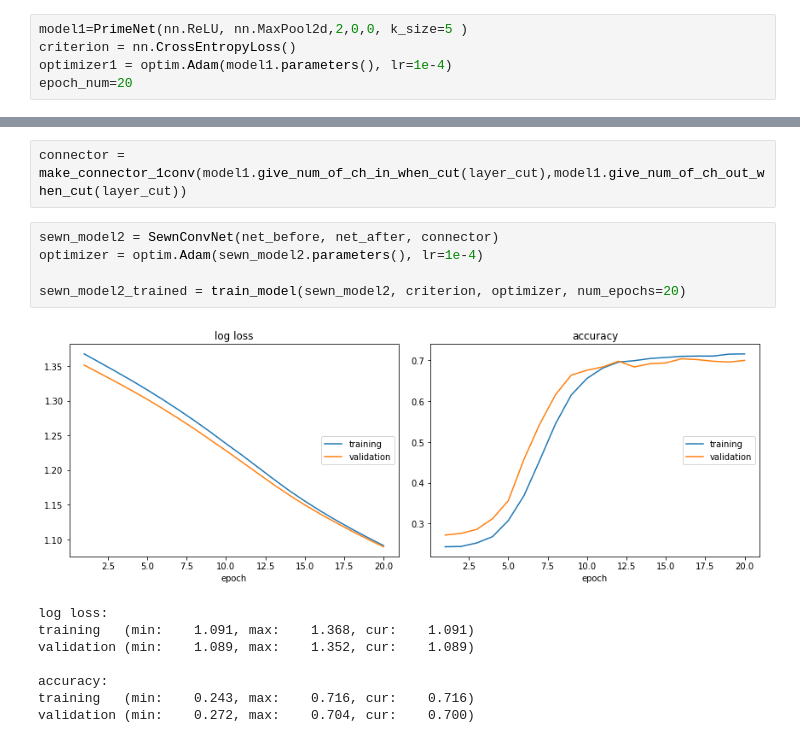
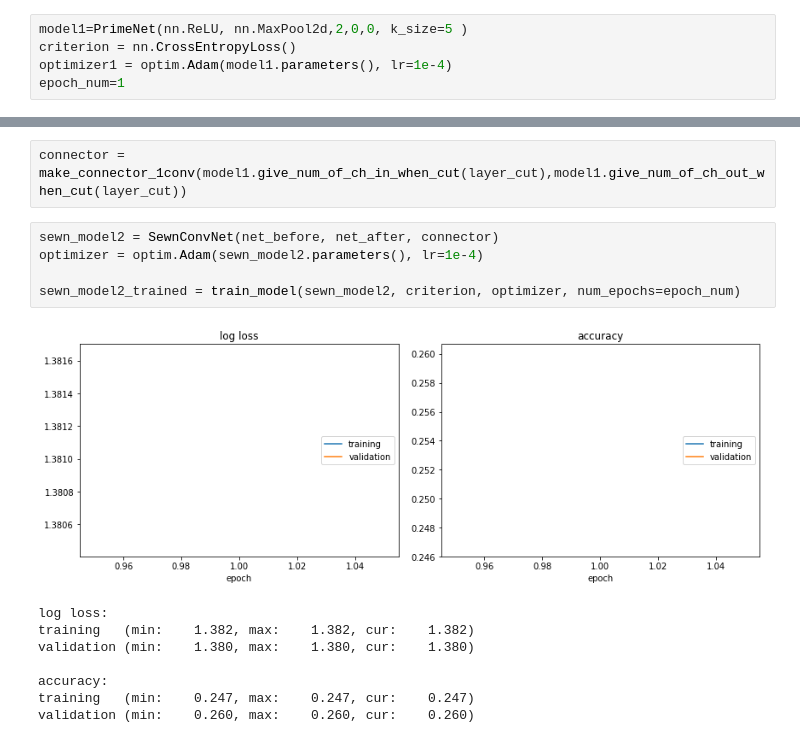
Before and after one commit to stared/frankenstein-networks, a Jupyter notebook: SuperMegaConvolutionalNetworkTests.ipynb, the cells around one changed output, grey strips where cells are left out. Cells and saved outputs as stored; diff of their text form.

```diff
--- a/SuperMegaConvolutionalNetworkTests.ipynb
+++ b/SuperMegaConvolutionalNetworkTests.ipynb
@@ -12,7 +12,7 @@ X shape: (2000, 784), type:uint8
 model1=PrimeNet(nn.ReLU, nn.MaxPool2d,2,0,0, k_size=5 )
 criterion = nn.CrossEntropyLoss()
 optimizer1 = optim.Adam(model1.parameters(), lr=1e-4)
-epoch_num=20
+epoch_num=1
 # %% [output]
 output size conv_block: 16.0
 output size conv_block: 32.0
@@ -48,17 +48,17 @@ connector = make_connector_1conv(model1.give_num_of_ch_in_when_cut(layer_cut),mo
 # %%
 sewn_model2 = SewnConvNet(net_before, net_after, connector)
 optimizer = optim.Adam(sewn_model2.parameters(), lr=1e-4)
 
-sewn_model2_trained = train_model(sewn_model2, criterion, optimizer, num_epochs=20)
+sewn_model2_trained = train_model(sewn_model2, criterion, optimizer, num_epochs=epoch_num)
 # %% [output]
-[figure, old version]
+[figure, new version]
 log loss:
-training   (min:    1.091, max:    1.368, cur:    1.091)
-validation (min:    1.089, max:    1.352, cur:    1.089)
+training   (min:    1.382, max:    1.382, cur:    1.382)
+validation (min:    1.380, max:    1.380, cur:    1.380)
 
 accuracy:
-training   (min:    0.243, max:    0.716, cur:    0.716)
-validation (min:    0.272, max:    0.704, cur:    0.700)
+training   (min:    0.247, max:    0.247, cur:    0.247)
+validation (min:    0.260, max:    0.260, cur:    0.260)
 # %%
 model2=PrimeNet(nn.ReLU, nn.MaxPool2d,1,2,1 )
 criterion = nn.CrossEntropyLoss()
```
Also changed, not shown: parts of 6 cells of this notebook, 1 other file.
